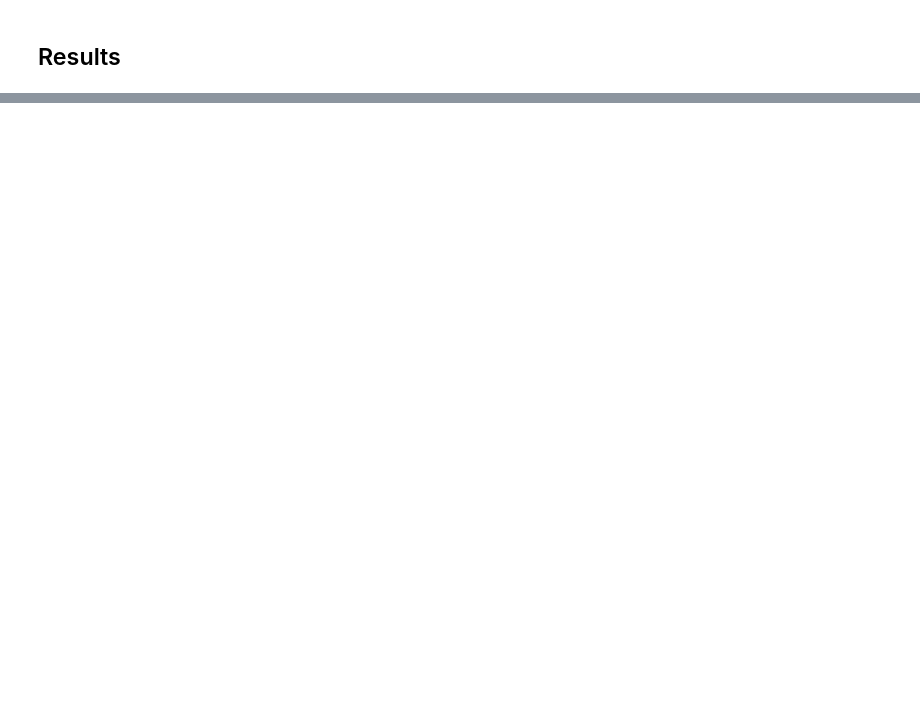
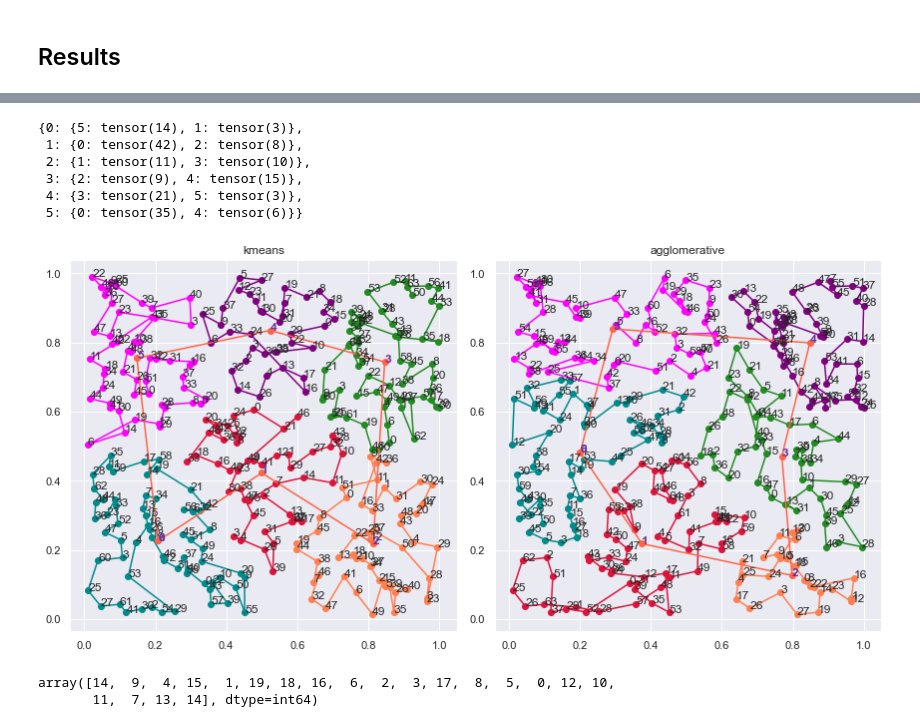
Before and after one commit to abdullah-al-masud/rl-optimize, a Jupyter notebook: main_TSP.ipynb, the cells around one changed output, grey strips where cells are left out. Saved outputs shown, nothing was run; the diff lists cells and outputs as text; code cells hidden in the pictures; blank space fills up the shorter version.

```diff
--- a/main_TSP.ipynb
+++ b/main_TSP.ipynb
@@ -65,0 +238,18 @@ print(solutions['PN_model']['solution'][i])
+# %%
+close_points
+# %% [output]
+{0: {5: tensor(14), 1: tensor(3)},
+ 1: {0: tensor(42), 2: tensor(8)},
+ 2: {1: tensor(11), 3: tensor(10)},
+ 3: {2: tensor(9), 4: tensor(15)},
+ 4: {3: tensor(21), 5: tensor(3)},
+ 5: {0: tensor(35), 4: tensor(6)}}
+# %%
+plot_clusters(clustered_data, sollabel, plot_solmean, solseq, all_solutions, True)
+# %% [output]
+[figure, added]
+# %%
+all_solutions['kmeans'][0]
+# %% [output]
+array([14,  9,  4, 15,  1, 19, 18, 16,  6,  2,  3, 17,  8,  5,  0, 12, 10,
+       11,  7, 13, 14], dtype=int64)
```
Also changed, not shown: parts of 41 cells of this notebook, 21 other files.
